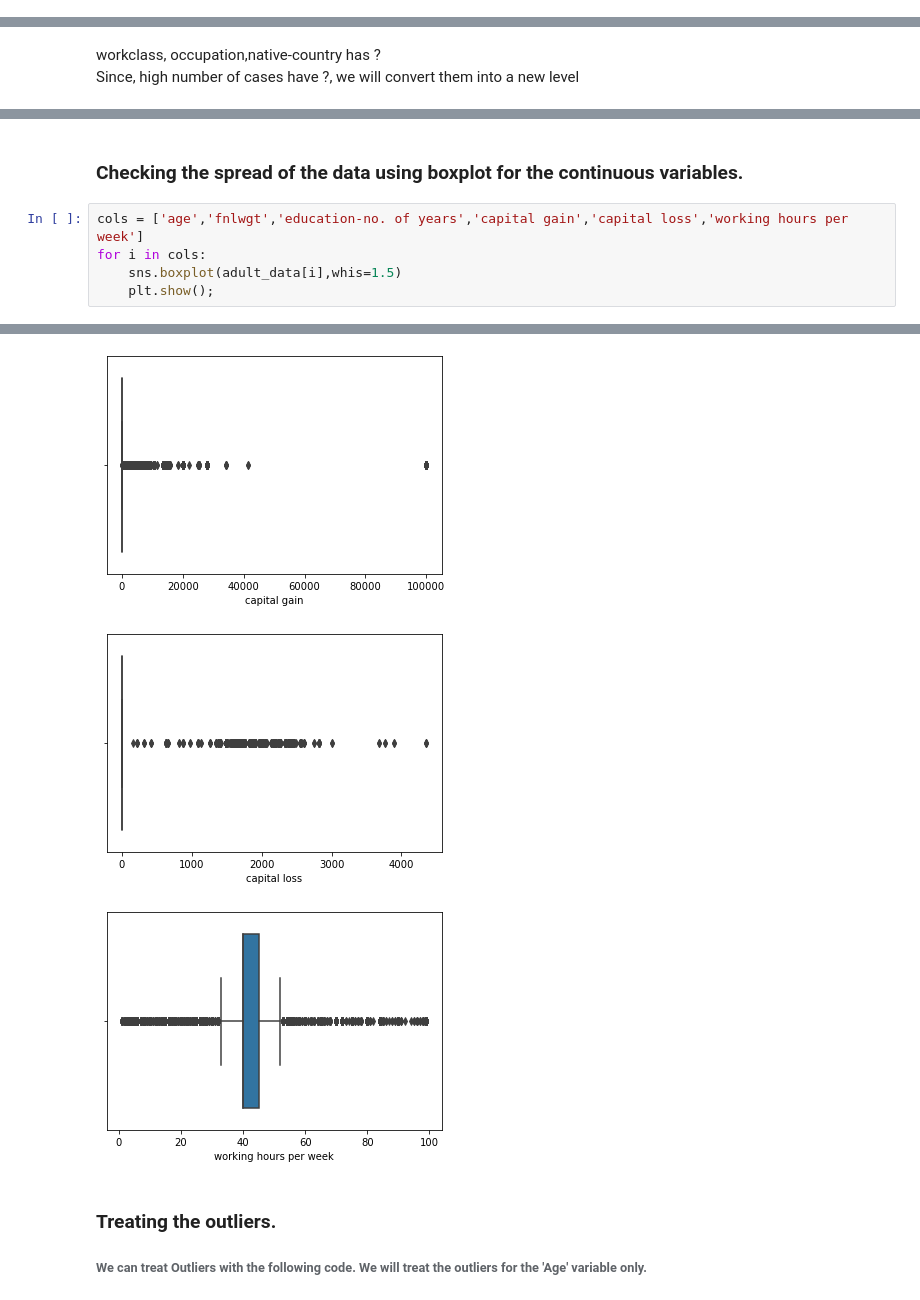
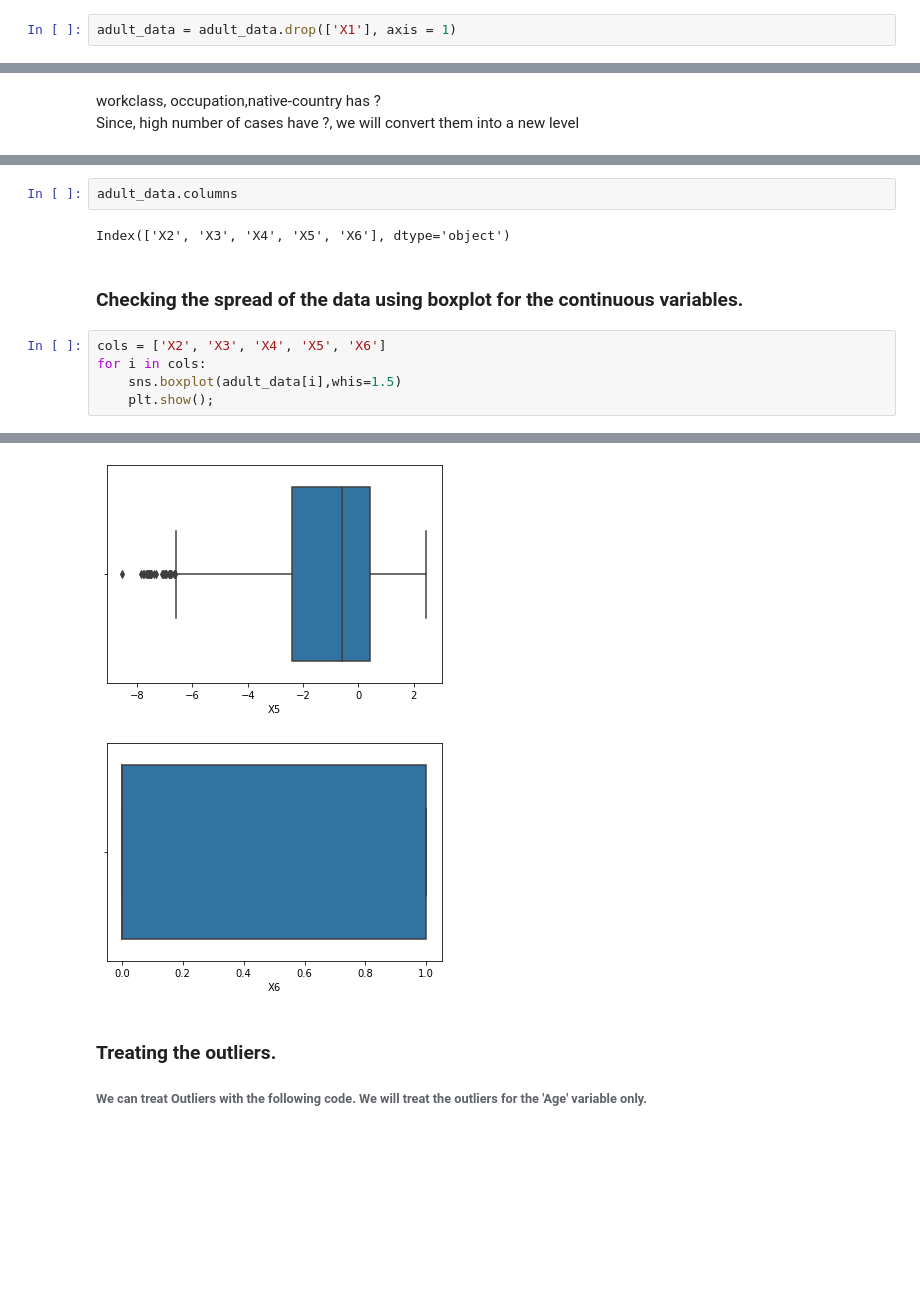
Before and after one commit to fborrasumh/greatlearning-pgp-dsba, a Jupyter notebook: M5 Pridictive Modeling/M5 W2 Logistics Regression/M5W2 Logistic Regression Quiz Lie-Detector.ipynb, the cells around one changed output, grey strips where cells are left out. Drawn from its saved outputs; the diff is of its cells as text; blank space fills up the shorter version.

```diff
--- a/M5 Pridictive Modeling/M5 W2 Logistics Regression/M5W2 Logistic Regression Quiz Lie-Detector.ipynb
+++ b/M5 Pridictive Modeling/M5 W2 Logistics Regression/M5W2 Logistic Regression Quiz Lie-Detector.ipynb
@@ -34,6 +34,8 @@ adult_data.head()
 | 2 | P_003 | 3.8660 | -2.6383 | 1.9242 | 0.10645 | 0 |
 | 3 | P_004 | 3.4566 | 9.5228 | -4.0112 | -3.59440 | 0 |
 | 4 | P_005 | 0.2323 | -4.4552 | 4.5718 | -0.98880 | 0 |
+# %%
+adult_data = adult_data.drop(['X1'], axis = 1)
 # %%
 adult_data.info()
 # %% [output]
@@ -131,7 +110,11 @@ adult_data.describe()
+# %%
+adult_data.columns
+# %% [output]
+Index(['X2', 'X3', 'X4', 'X5', 'X6'], dtype='object')
 # %% [markdown]
 ### Checking the spread of the data using boxplot for the continuous variables.
 # %%
-cols = ['age','fnlwgt','education-no. of years','capital gain','capital loss','working hours per week']
+cols = ['X2', 'X3', 'X4', 'X5', 'X6']
 for i in cols:
     sns.boxplot(adult_data[i],whis=1.5)
     plt.show();
@@ -142,6 +125,5 @@ for i in cols:
-[figure, old version]
+[figure, new version]
-[figure, old version]
+[figure, new version]
-[figure, removed]
 # %% [markdown]
 ### Treating the outliers.
 ###### We can treat Outliers with the following code. We will treat the outliers for the 'Age' variable only.
```
Also changed, not shown: parts of 35 cells of this notebook.
